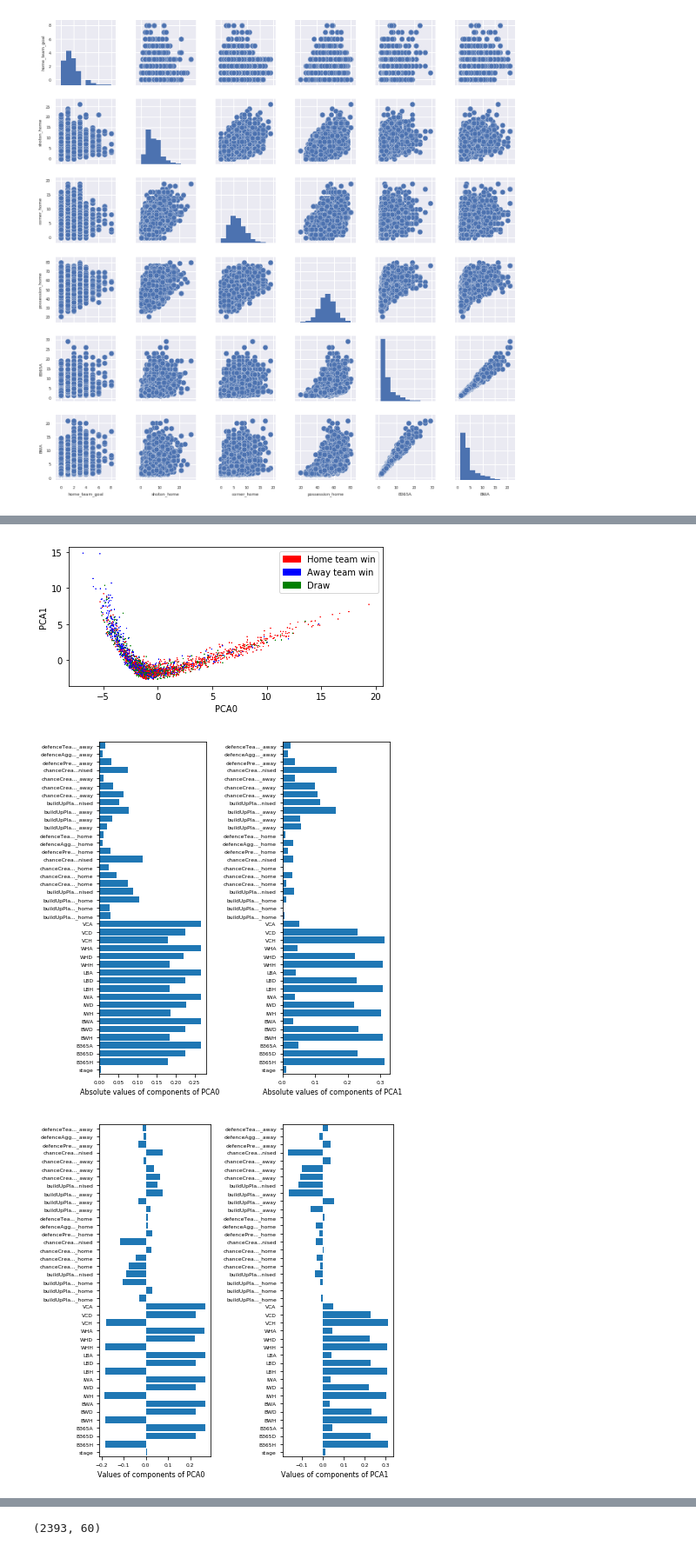
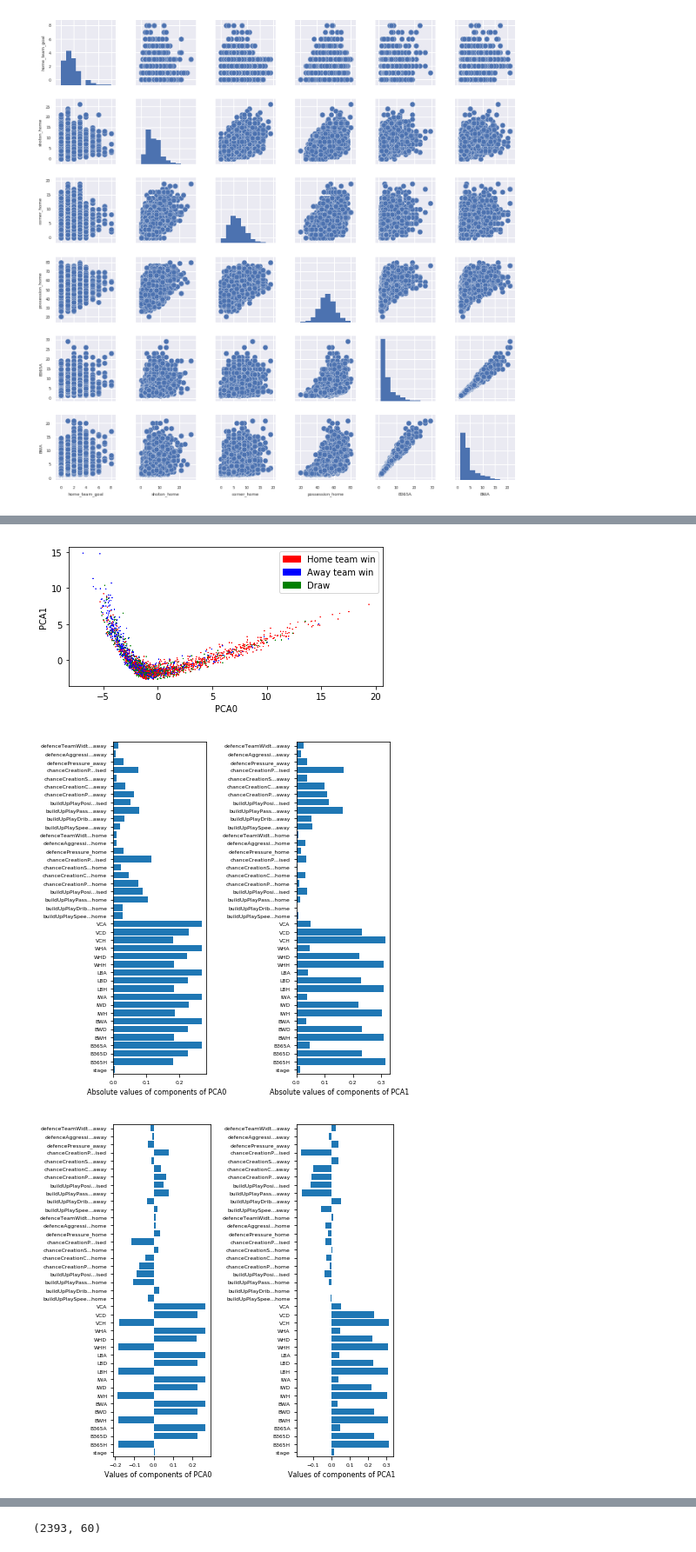
Before and after one commit to ShawnHouCHN/Introduction-to-Machine-Learning-and-Data-Mining-E17, a Jupyter notebook: Project1/Project 1 Notebook.ipynb, the cells around one changed output, grey strips where cells are left out. Shown at 87% size. Cells and saved outputs as stored; diff of their text form; code cells hidden in the pictures.

```diff
--- a/Project1/Project 1 Notebook.ipynb
+++ b/Project1/Project 1 Notebook.ipynb
@@ -163,7 +164,7 @@ ax = fig.add_subplot(1,1,1) # two rows, one column, first plot
 corr = df_match.corr()
 divider = make_axes_locatable(ax)
 cax = divider.append_axes('right', size='5%', pad=0.05)
-labels = [ l[:10] + "..."+l[-5:] if len(l) > 15 else l for l in df_match.columns  ]
+labels = [ l[:15] + "..."+l[-4:] if len(l) > 20 else l for l in df_match.columns  ]
 sns.set(font_scale=0.5)
 h = sns.heatmap(corr, mask=np.zeros_like(corr, dtype=np.bool), cmap=sns.diverging_palette(220, 10, as_cmap=True),
             square=True, ax=ax, cbar_ax=cax, xticklabels=labels, yticklabels=labels)
@@ -224,7 +225,7 @@ def do_pca(df):
     fig.tight_layout()
     fig.savefig('pca_scatter.pdf')
 
-    labels = [ l[:10] + "..."+l[-5:] if len(l) > 15 else l for l in standardized.columns  ]
+    labels = [ l[:15] + "..."+l[-4:] if len(l) > 20 else l for l in standardized.columns  ]
     fig, ax = plt.subplots(1, 2, figsize=(6, 6))
     ax = np.reshape(ax, -1)
     for i in range(2):
@@ -257,32 +258,32 @@ team_attributes = ['buildUpPlaySpeed_home', 'buildUpPlayDribbling_home', 'buildU
                       'buildUpPlayPositioningClass_away_isOrganised', 'chanceCreationPassing_away',
                       'chanceCreationCrossing_away', 'chanceCreationShooting_away',
                       'chanceCreationPositioningClass_away_isOrganised', 'defencePressure_away' ,
                       'defenceAggression_away', 'defenceTeamWidth_away']
 #do_pca(df_match.filter(team_attributes + ['stage']))
 after_match_attributes = ['home_team_goal', 'away_team_goal', 'possession_home', 'shoton_home', 'shoton_away',
                       'shotoff_home', 'shotoff_away', 'corner_home', 'corner_away', 'cross_home', 'cross_away',
                       'foulcommit_home', 'foulcommit_away', 'rcard_home', 'rcard_away', 'ycard_home', 'ycard_away',
                       'throwin_home', 'throwin_away']
 do_pca(df_match.drop(after_match_attributes, axis=1))
 # %% [output]
 ['stage' 'B365H' 'B365D' 'B365A' 'BWH' 'BWD' 'BWA' 'IWH' 'IWD' 'IWA' 'LBH'
  'LBD' 'LBA' 'WHH' 'WHD' 'WHA' 'VCH' 'VCD' 'VCA' 'buildUpPlaySpeed_home'
  'buildUpPlayDribbling_home' 'buildUpPlayPassing_home'
  'buildUpPlayPositioningClass_home_isOrganised'
  'chanceCreationPassing_home' 'chanceCreationCrossing_home'
  'chanceCreationShooting_home'
  'chanceCreationPositioningClass_home_isOrganised' 'defencePressure_home'
  'defenceAggression_home' 'defenceTeamWidth_home' 'buildUpPlaySpeed_away'
  'buildUpPlayDribbling_away' 'buildUpPlayPassing_away'
  'buildUpPlayPositioningClass_away_isOrganised'
  'chanceCreationPassing_away' 'chanceCreationCrossing_away'
  'chanceCreationShooting_away'
 ... (16 lines left out)
    8.95474618e-04   5.27061267e-04   4.84123774e-04   4.67025529e-04
    3.89074842e-04   3.70776788e-04   2.96917564e-04   2.71069957e-04
    2.62427751e-04   2.22542992e-04   2.02997071e-04   1.56836053e-04
    1.21147214e-04]
 [figure]
 [figure]
-[figure, old version]
+[figure, new version]
-[figure, old version]
+[figure, new version]
```
Also changed, not shown: parts of 6 cells of this notebook, 10 other files.
